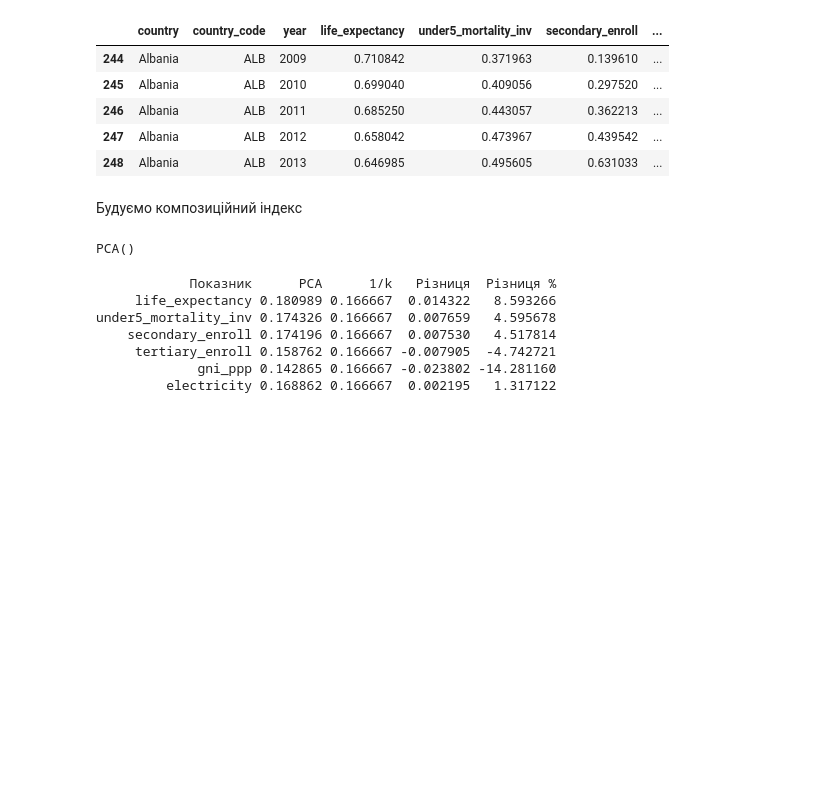
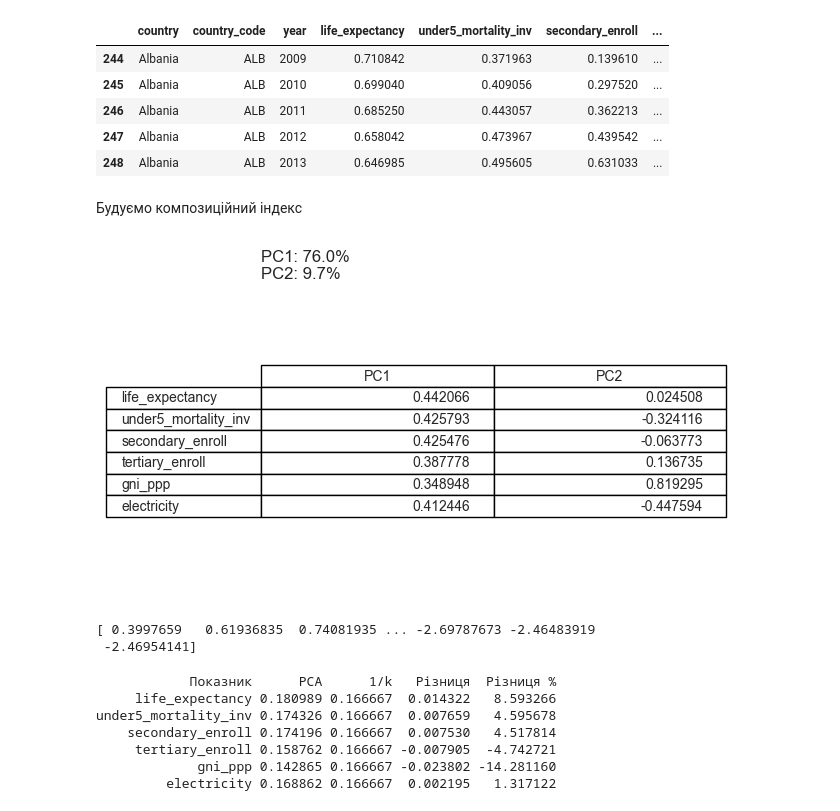
Before and after one commit to mndn7/DS_3-4, a Jupyter notebook: sample.ipynb, the cells around one changed output. Cells and saved outputs as stored; diff of their text form; code cells hidden in the pictures; blank space fills up the shorter version.

```diff
--- a/sample.ipynb
+++ b/sample.ipynb
@@ -283,10 +283,41 @@ indicator_cols = ['life_expectancy', 'under5_mortality_inv',
 panel_pca = panel.copy()
 # %%
 X_scaled = panel_pca[indicator_cols].values
-pca = PCA()
+pca = PCA(n_components=2)
 pca.fit(X_scaled)
+
+loadings = pd.DataFrame(
+    pca.components_.T,
+    index=indicator_cols,
+    columns=['PC1', 'PC2']
+)
+
+explained = pca.explained_variance_ratio_
+import matplotlib.pyplot as plt
+
+fig, ax = plt.subplots(figsize=(6, 4))
+ax.axis('off')
+
+table = ax.table(
+    cellText=loadings.round(6).values,
+    rowLabels=loadings.index,
+    colLabels=loadings.columns,
+    loc='center'
+)
+
+table.auto_set_font_size(False)
+table.set_fontsize(10)
+table.scale(1, 1.3)
+
+title = (
+    f"PC1: {explained[0]*100:.1f}%\n"
+    f"PC2: {explained[1]*100:.1f}%"
+)
+
+plt.title(title, loc='left')
+plt.show()
 # %% [output]
-PCA()
+[figure, added]
 # %%
 pca_weights = np.abs(pca.components_[0])
 pca_weights_normalized = pca_weights / pca_weights.sum()
@@ -294,10 +325,14 @@ k = len(indicator_cols)
 equal_weights = np.ones(k) / k
 # %%
 pca_scores = pca.transform(X_scaled)[:, 0]
+print(pca_scores)
 panel_pca['composite_pca'] = (pca_scores - pca_scores.min()) / (pca_scores.max() - pca_scores.min())
 panel_pca['composite_equal'] = (X_scaled @ equal_weights)
 panel_pca['composite_equal'] = ((panel_pca['composite_equal'] - panel_pca['composite_equal'].min()) /
                                  (panel_pca['composite_equal'].max() - panel_pca['composite_equal'].min()))
+# %% [output]
+[ 0.3997659   0.61936835  0.74081935 ... -2.69787673 -2.46483919
+ -2.46954141]
 # %%
 weights_df = pd.DataFrame({
     'Показник': indicator_cols,
```
Also changed, not shown: 1 other file.
